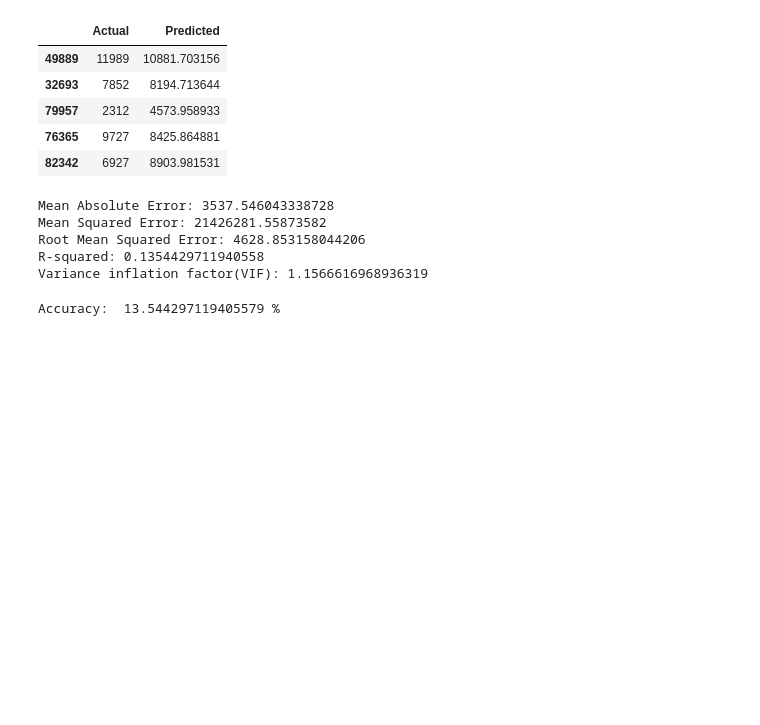
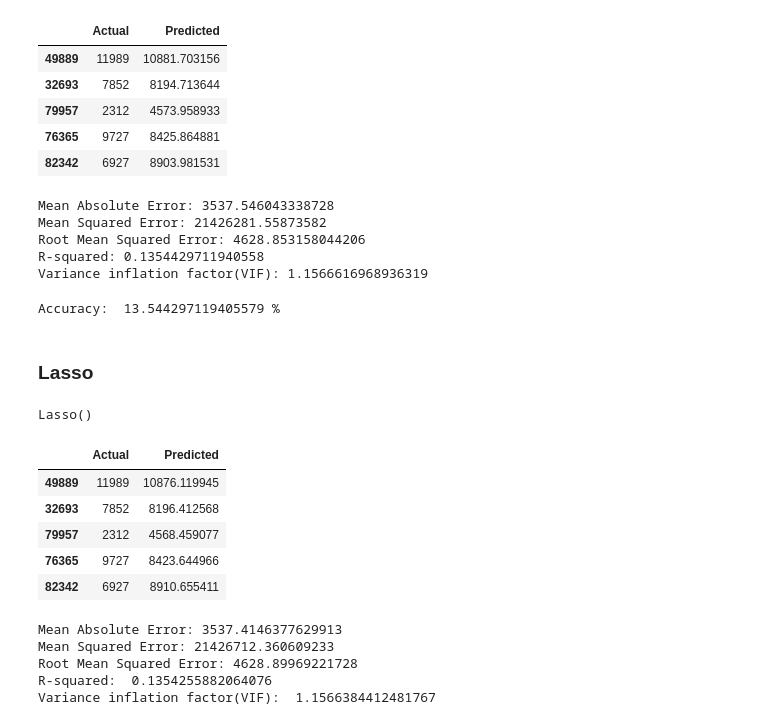
Before and after one commit to SaiKundanaSakhamuri/BlackFridaySalesAnalysis, a Jupyter notebook: clustering.ipynb, the cells around one changed output. Cells and saved outputs as stored; diff of their text form; code cells hidden in the pictures; blank space fills up the shorter version.

Commit message:
Updated clustering.ipynb file with Lasso and its metrics

```diff
--- a/clustering.ipynb
+++ b/clustering.ipynb
@@ -337,3 +337,5 @@ accuracy = ridge.score(X_test,y_test)
 print('Accuracy: ',accuracy*100,'%')
 # %% [output]
 Accuracy:  13.544297119405579 %
+# %% [markdown]
+###  Lasso
@@ -339,0 +344,29 @@ Accuracy:  13.544297119405579 %
+# %%
+lasso = Lasso()
+lasso.fit(X_train,y_train)
+# %% [output]
+Lasso()
+# %%
+lasso_prediction=lasso.predict(X_test)
+# %%
+df = pd.DataFrame({'Actual': y_test, 'Predicted': lasso_prediction})
+df.head()
+# %% [output]
+|  | Actual | Predicted |
+| 49889 | 11989 | 10876.119945 |
+| 32693 | 7852 | 8196.412568 |
+| 79957 | 2312 | 4568.459077 |
+| 76365 | 9727 | 8423.644966 |
+| 82342 | 6927 | 8910.655411 |
+# %%
+print('Mean Absolute Error:', metrics.mean_absolute_error(y_test, lasso_prediction))
+print('Mean Squared Error:', metrics.mean_squared_error(y_test, lasso_prediction))
+print('Root Mean Squared Error:', np.sqrt(metrics.mean_squared_error(y_test, lasso_prediction)))
+print('R-squared: ', r2_score(y_test,lasso_prediction))
+print('Variance inflation factor(VIF): ', 1/(1-r2_score(y_test,lasso_prediction)))
+# %% [output]
+Mean Absolute Error: 3537.4146377629913
+Mean Squared Error: 21426712.360609233
+Root Mean Squared Error: 4628.89969221728
+R-squared:  0.1354255882064076
+Variance inflation factor(VIF):  1.1566384412481767
```
Also changed, not shown: parts of 1 cell of this notebook.
